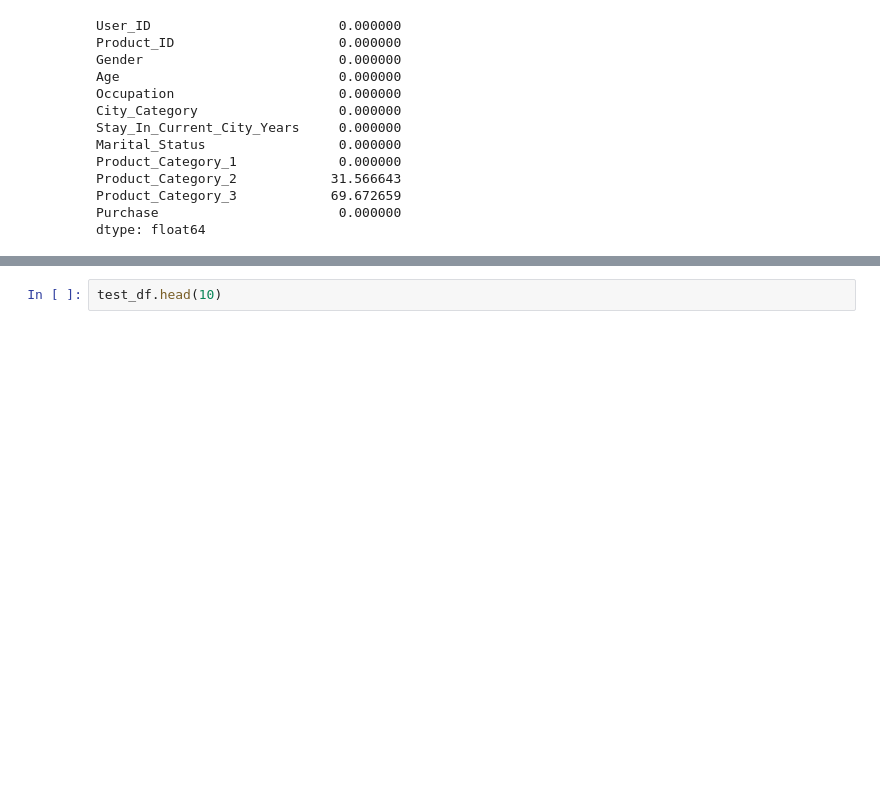
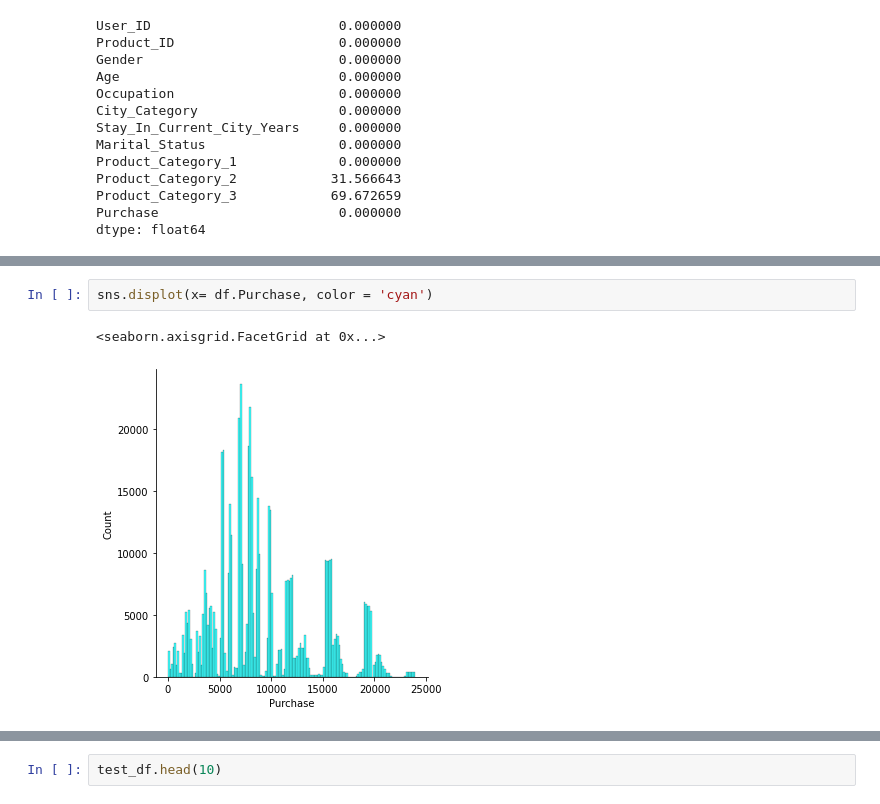
Before and after one commit to SanKalp4/Regression-Projects, a Jupyter notebook: Black Friday Sales Prediction/Black Friday Regression test_updated.ipynb, the cells around one changed output, grey strips where cells are left out. Cells and saved outputs as stored; diff of their text form; blank space fills up the shorter version.

```diff
--- a/Black Friday Sales Prediction/Black Friday Regression test_updated.ipynb
+++ b/Black Friday Sales Prediction/Black Friday Regression test_updated.ipynb
@@ -102,3 +123,8 @@ sns.heatmap(df.corr(),annot=True)
+# %%
+sns.displot(x= df.Purchase, color = 'cyan')
+# %% [output]
+<seaborn.axisgrid.FacetGrid at 0x...>
+[figure, added]
 # %%
 plt.figure(figsize=(10,8))
 sns.countplot(x= 'Product_Category_1',data=df)
```
Also changed, not shown: parts of 84 cells of this notebook.
